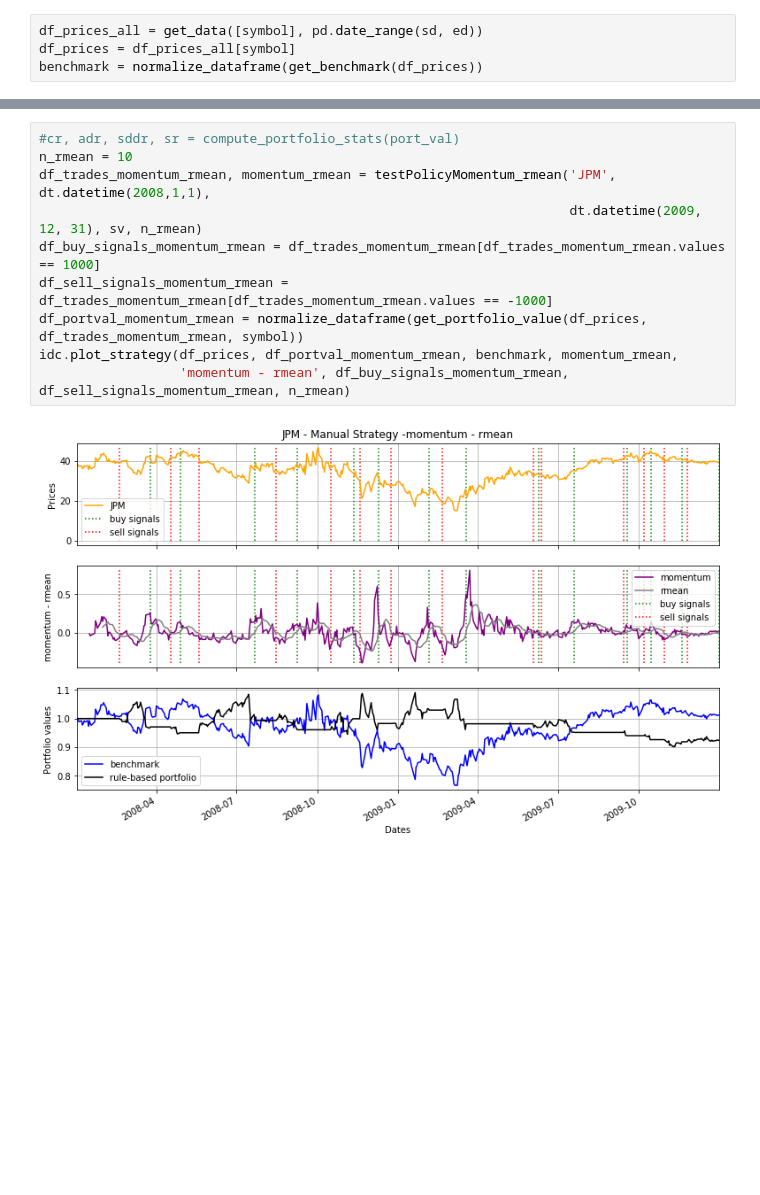
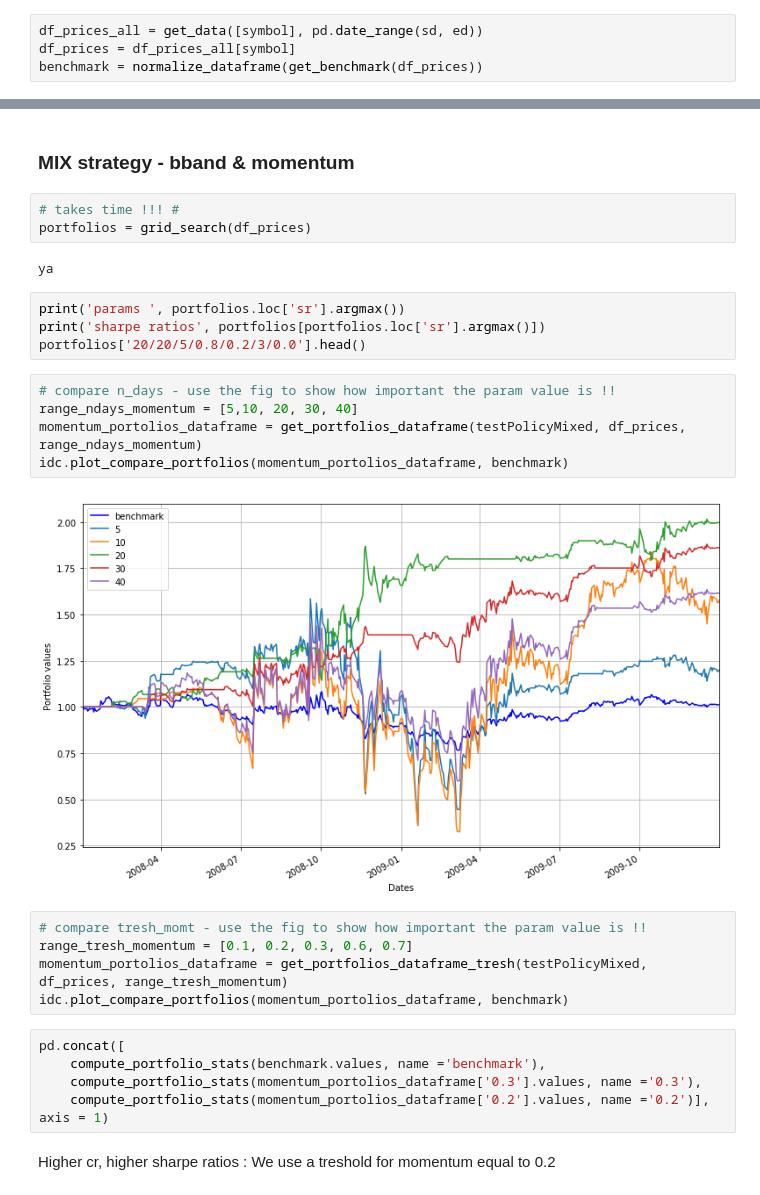
Before and after one commit to AlexisDrch/Trading-Strategy, a Jupyter notebook: src/ManualStrategy.ipynb, the cells around one changed output, grey strips where cells are left out. Drawn from its saved outputs; the diff is of its cells as text; blank space fills up the shorter version.

```diff
--- a/src/ManualStrategy.ipynb
+++ b/src/ManualStrategy.ipynb
@@ -189,12 +289,30 @@ idc.plot_strategy(df_prices, df_portval_bband_rmean, benchmark, bband, 'bband -
-# %%
-#cr, adr, sddr, sr = compute_portfolio_stats(port_val)
-n_rmean = 10
-df_trades_momentum_rmean, momentum_rmean = testPolicyMomentum_rmean('JPM', dt.datetime(2008,1,1),
-                                                                    dt.datetime(2009, 12, 31), sv, n_rmean)
-df_buy_signals_momentum_rmean = df_trades_momentum_rmean[df_trades_momentum_rmean.values == 1000]
-df_sell_signals_momentum_rmean = df_trades_momentum_rmean[df_trades_momentum_rmean.values == -1000]
-df_portval_momentum_rmean = normalize_dataframe(get_portfolio_value(df_prices, df_trades_momentum_rmean, symbol))
-idc.plot_strategy(df_prices, df_portval_momentum_rmean, benchmark, momentum_rmean,
-                  'momentum - rmean', df_buy_signals_momentum_rmean, df_sell_signals_momentum_rmean, n_rmean)
-# %% [output]
-[figure, removed]
+# %% [markdown]
+### MIX strategy - bband & momentum
+# %%
+# takes time !!! #
+portfolios = grid_search(df_prices)
+# %% [output]
+ya
+# %%
+print('params ', portfolios.loc['sr'].argmax())
+print('sharpe ratios', portfolios[portfolios.loc['sr'].argmax()])
+portfolios['20/20/5/0.8/0.2/3/0.0'].head()
+# %%
+# compare n_days - use the fig to show how important the param value is !!
+range_ndays_momentum = [5,10, 20, 30, 40]
+momentum_portolios_dataframe = get_portfolios_dataframe(testPolicyMixed, df_prices, range_ndays_momentum)
+idc.plot_compare_portfolios(momentum_portolios_dataframe, benchmark)
+# %% [output]
+[figure, added]
+# %%
+# compare tresh_momt - use the fig to show how important the param value is !!
+range_tresh_momentum = [0.1, 0.2, 0.3, 0.6, 0.7]
+momentum_portolios_dataframe = get_portfolios_dataframe_tresh(testPolicyMixed, df_prices, range_tresh_momentum)
+idc.plot_compare_portfolios(momentum_portolios_dataframe, benchmark)
+# %%
+pd.concat([
+    compute_portfolio_stats(benchmark.values, name ='benchmark'),
+    compute_portfolio_stats(momentum_portolios_dataframe['0.3'].values, name ='0.3'),
+    compute_portfolio_stats(momentum_portolios_dataframe['0.2'].values, name ='0.2')], axis = 1)
+# %% [markdown]
+Higher cr, higher sharpe ratios : We use a treshold for momentum equal to 0.2
```
Also changed, not shown: parts of 14 cells of this notebook.
